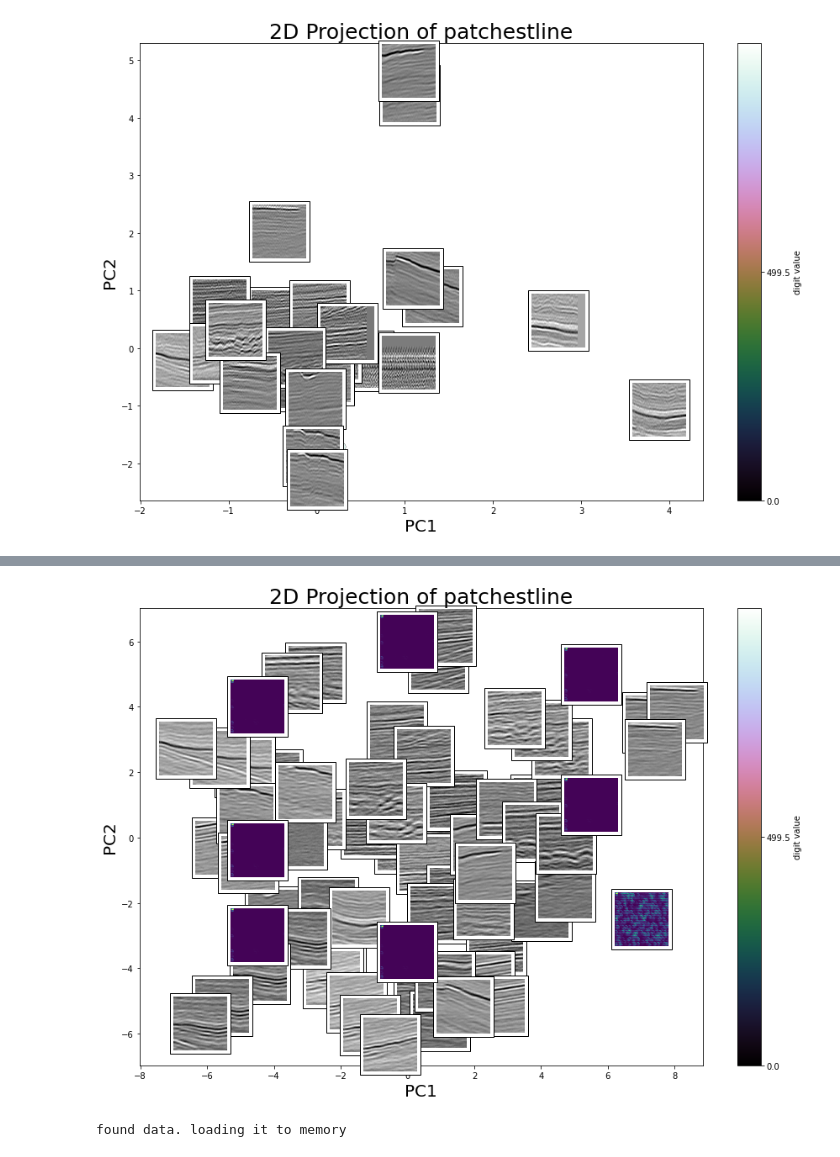
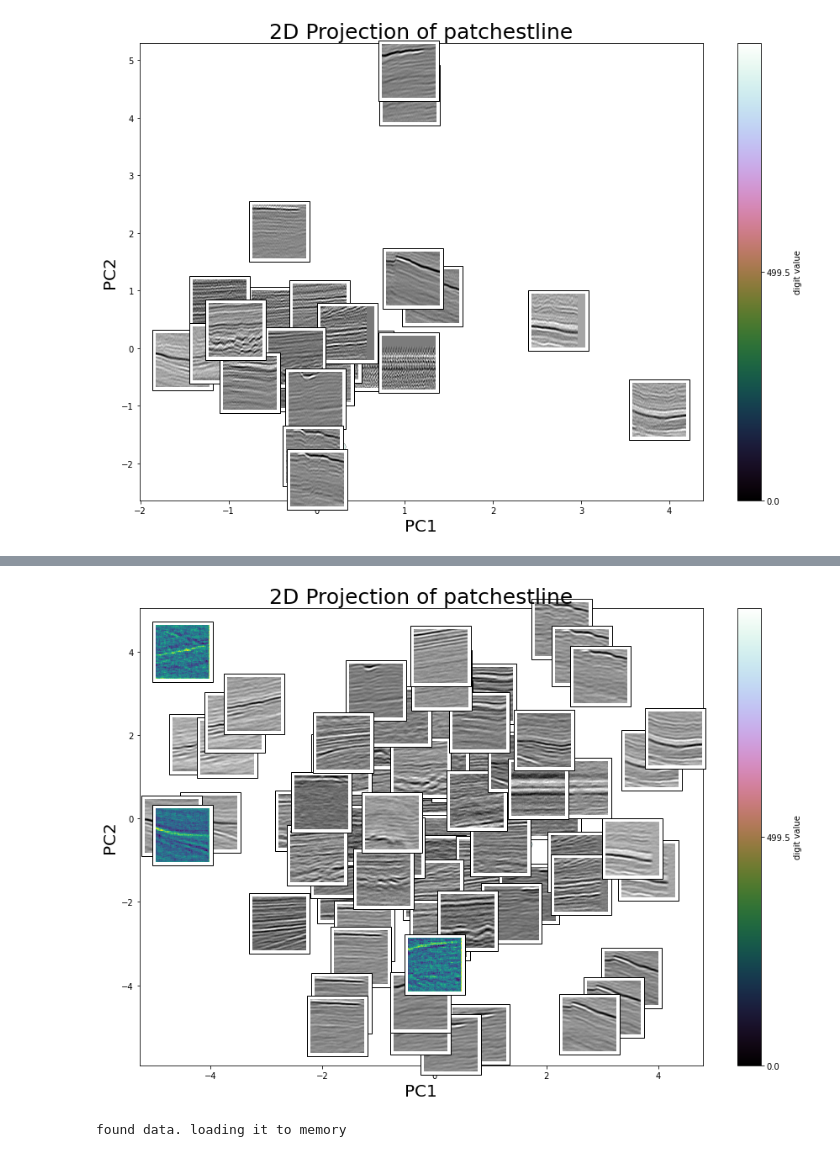
Before and after one commit to andykamp/quantify_seismic_similarity, a Jupyter notebook: notebooks/visualizing-seismic-using-a-variational-autoencoder.ipynb, the cells around one changed output, grey strips where cells are left out. Saved outputs shown, nothing was run; the diff lists cells and outputs as text; code cells hidden in the pictures.

```diff
--- a/notebooks/visualizing-seismic-using-a-variational-autoencoder.ipynb
+++ b/notebooks/visualizing-seismic-using-a-variational-autoencoder.ipynb
@@ -508,8 +508,8 @@ Epoch 100/100
 # %%
 # store model
 # serialize weights to HDF5
-weight_path = output_folder+"/weight_64x64_4_1000_softplus_varstatic.h5"
-model_path = output_folder+"/model_64x64_4_1000_softplus_varstatic.h5"
+weight_path = output_folder+"/weight_64x64_2_1000_softplus_varstatic.h5"
+model_path = output_folder+"/model_64x64_2_1000_softplus_varstatic.h5"
 #vae.save_weights(weight_path)
 #vae.save(model_path)
 #print("Saved model to disk")
@@ -701,7 +736,7 @@ plt.show()
 plt.imshow(img_samples[0][:,:,0])
 plt.show()
 
-rec_list = [img_samples, reconstructions_vae, reconstructions_enc_dec]
+rec_list = [img_samples, reconstructions_enc_dec]
 figure = np.zeros((patch_size * len(rec_list), patch_size * num_imgs))
 for i, rec_type in enumerate(rec_list):
     for j in range(num_imgs):
@@ -909,0 +1047,14 @@ Epoch 100/100
+# %%
+# store model
+# serialize weights to HDF5
+weight_path = output_folder+"/rbf_weight_64x64_2_1000_softplus_varstatic.h5"
+model_path = output_folder+"/rbf_model_64x64_2_1000_softplus_varstatic.h5"
+#vae.save_weights(weight_path)
+#vae.save(model_path)
+#print("Saved model to disk")
+
+vae.load_weights(weight_path)
+#vae = keras.models.load_model(model_path, custom_objects={'vae_loss': vae_loss}, compile=False)
+print("LOADED")
+#print(history.history.keys())
+#print(history.history["loss"])
@@ -1143,27 +1296,29 @@ print( "X_train shape: ", shape)
 X_recon,_,_ =encoder.predict(X_train)
 print( "X_recon shape: ",X_recon.shape)
 
-filename = output_folder + "/pca_embedded.npy"
-pca_model_filename = output_folder + "/pca_model.npy"
+if use_pca:
+    filename = output_folder + "/pca_embedded.npy"
+    pca_model_filename = output_folder + "/pca_model.npy"
 
-if not os.path.exists(filename):
-    print("did not find data.. creating new...")
+    if not os.path.exists(filename):
+        print("did not find data.. creating new...")
 
-    X_reshape = X_recon.reshape((shape[0], -1))
-    print(X_reshape.shape)
-    n_components = 2
-    pca_model=PCA(n_components)
-    pca = pca_model.fit_transform(X_reshape)
-    print(np.sum(pca_model.explained_variance_ratio_))
-    # store the data
-    #np.save(filename, pca)
-    #print('Dumping pca model to: %s' % (pca_model_filename))
-    #joblib.dump(pca_model, pca_model_filename)
+        X_reshape = X_recon.reshape((shape[0], -1))
+        print(X_reshape.shape)
+        n_components = 2
+        pca_model=PCA(n_components)
+        pca = pca_model.fit_transform(X_reshape)
+        print(np.sum(pca_model.explained_variance_ratio_))
+        # store the data
+        #np.save(filename, pca)
+        #print('Dumping pca model to: %s' % (pca_model_filename))
+        #joblib.dump(pca_model, pca_model_filename)
+    else:
+        print("found data. loading it to memory")
+        pca = np.load(filename)
+        pca_model = joblib.load(pca_model_filename)
 else:
-    print("found data. loading it to memory")
-    pca = np.load(filename)
-    pca_model = joblib.load(pca_model_filename)
-
+    pca=X_recon
 
 print("Done trainig pca ")
 
@@ -1179,13 +1334,13 @@ scatter(pca, labelss, num_labelss, dir, show_labels=False, output=filename)
 print("Plottting: ", dir)
 #random_indexes = np.random.choice(shape[0], 100)
 #print("random_indexes", random_indexes)
-images,_ = decoder.predict(X_recon)
+images,_ = rbf_decoder.predict(X_recon)
 ax = plot_components(proj=pca,images=[np.reshape(i, (patch_size, patch_size)).T for i in images])
 # now i can chooose a point in the 2d space, inverse pca transform it and decode it to se how it looks betweeen training data
 
 # show a random generated image
 def add_image(coord):
-    z_sample = pca_model.inverse_transform(coord).reshape(1, -1)
+    z_sample = coord.reshape(1, -1)#pca_model.inverse_transform(coord).reshape(1, -1)
     print("z_sample", z_sample.shape)
     _,z_sample_decoded = rbf_decoder.predict(z_sample)
     print("z_sample_decoded", z_sample_decoded.shape)
@@ -1199,7 +1354,7 @@ def add_image(coord):
 coord = np.asarray([-4.5,-.4])
 add_image(coord)
 
-coord = np.asarray([-4.5,-3.0])
+coord = np.asarray([-4.5,-6.0])
 add_image(coord)
 
 
@@ -1241,5 +1396,5 @@ z_sample (1, 4)
 z_sample_decoded (1, 64, 64, 1)
-[figure, old version]
+[figure, new version]
 # %%
 # Now we have a vae, we can calculate the latent space riemann
 
```
Also changed, not shown: parts of 21 cells of this notebook, 2 other files.
